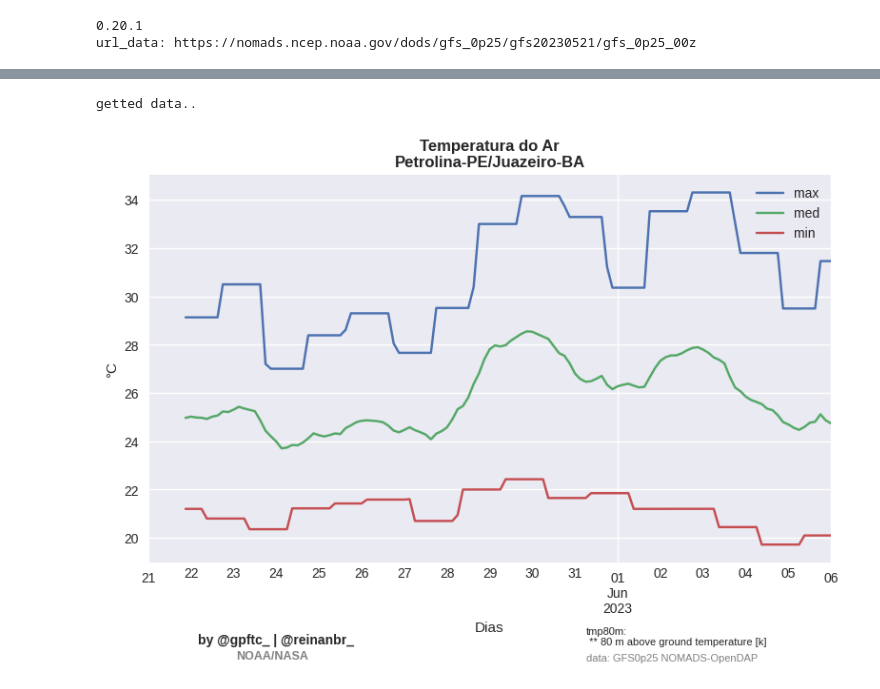
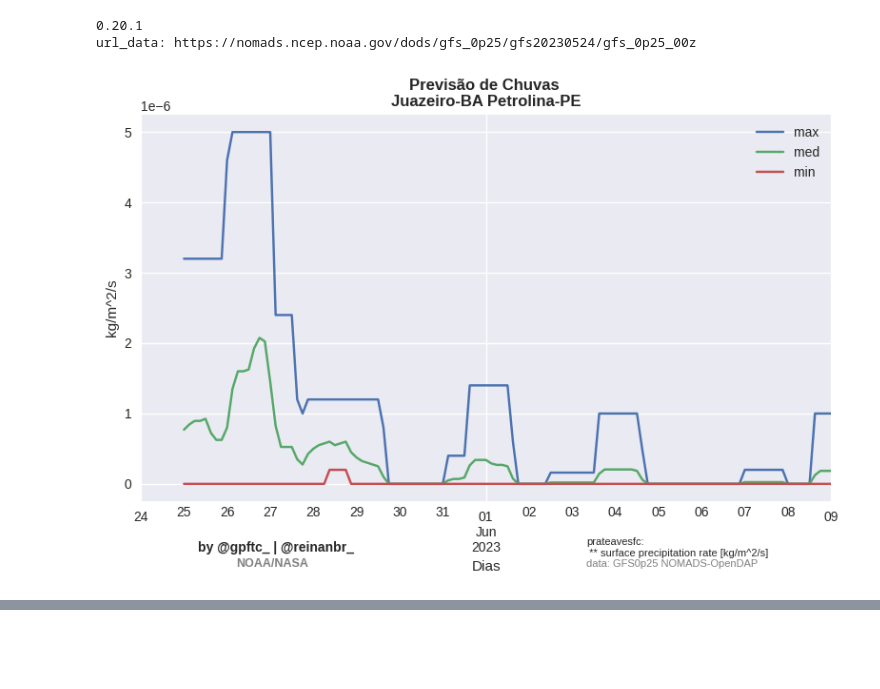
Before and after one commit to perseu912/noawclg, a Jupyter notebook: studio_noawclg.ipynb, the cells around one changed output, grey strips where cells are left out. Drawn from its saved outputs; the diff is of its cells as text; code cells hidden in the pictures; blank space fills up the shorter version.

```diff
--- a/studio_noawclg.ipynb
+++ b/studio_noawclg.ipynb
@@ -1,29 +1,30 @@
 # %%
 import noawclg.main as main
 from noawclg.main import get_noaa_data as gnd
 from noawclg.plot import plot_data_from_place as pdp
 import matplotlib.pyplot as plt
 
 
-date_base = '21/05/2023'
+date_base = '24/05/2023'
 
 main.set_date(date_base)
 data_noaa = gnd()
 place = 'juazeiro BA'
 
 jua_pet = pdp(place=place,data=data_noaa)
 
-jua_pet.path_file='plot_wind100m.png'
+jua_pet.path_file='plot_rain.png'
 
-jua_pet.key_noaa='tmp80m'
-jua_pet.title='Temperatura do Ar\nPetrolina-PE/Juazeiro-BA'
-jua_pet.ylabel='°C'
+jua_pet.key_noaa='prateavesfc'
+jua_pet.title='Previsão de Chuvas \nJuazeiro-BA Petrolina-PE'
+jua_pet.ylabel='kg/m^2/s'
 jua_pet.xlabel='Dias'
 
-def fmt_data(data): return data-273
+def fmt_data(data): return data-0
 jua_pet.fmt_data =  fmt_data
 
 jua_pet.render()
 # %% [output]
 0.20.1
-url_data: https://nomads.ncep.noaa.gov/dods/gfs_0p25/gfs20230521/gfs_0p25_00z
+url_data: https://nomads.ncep.noaa.gov/dods/gfs_0p25/gfs20230524/gfs_0p25_00z
+[figure, new version]
@@ -31,2 +31,0 @@ never print it!! just get the your need data's.
-getted data..
-[figure, old version]
```
Also changed, not shown: parts of 7 cells of this notebook, 5 other files.
